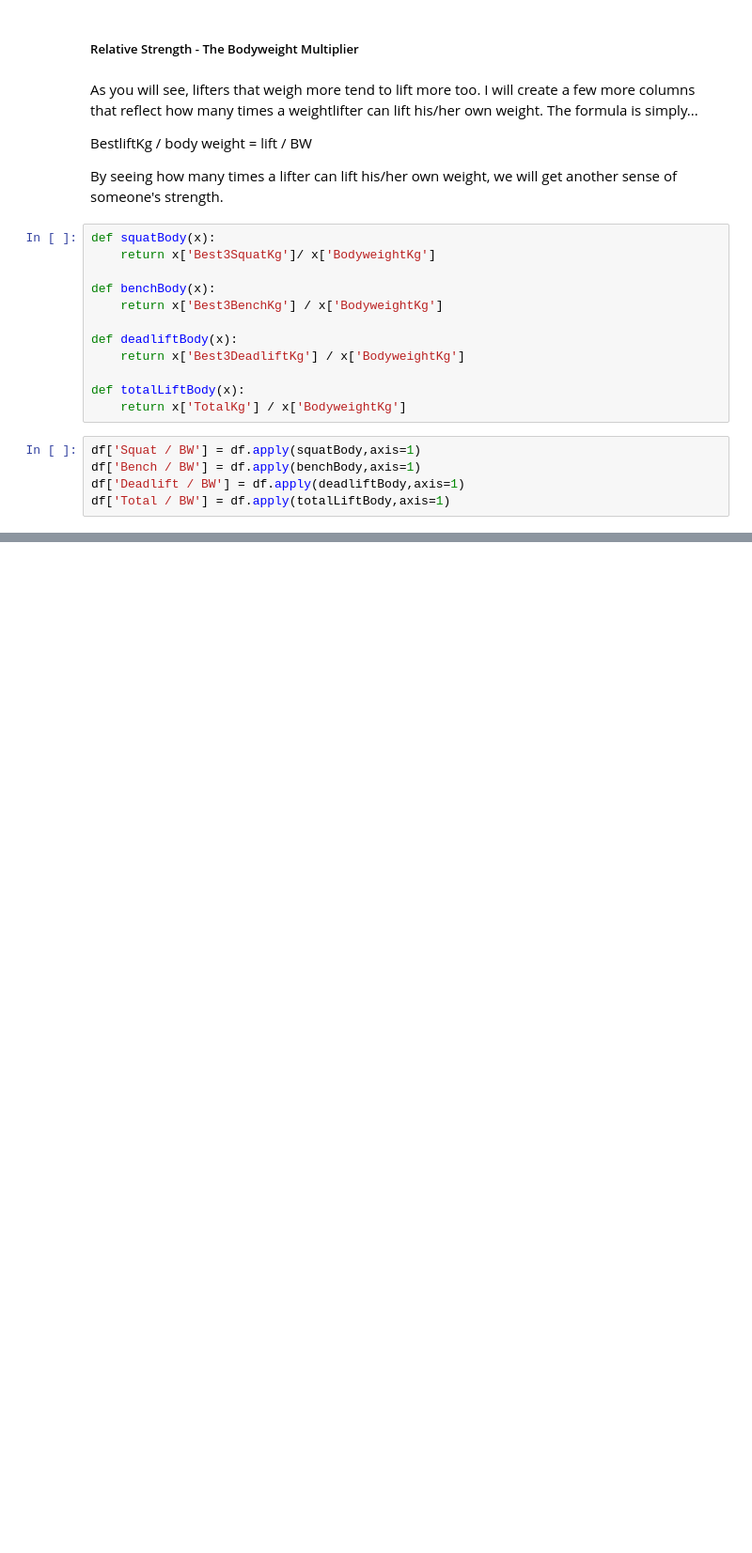
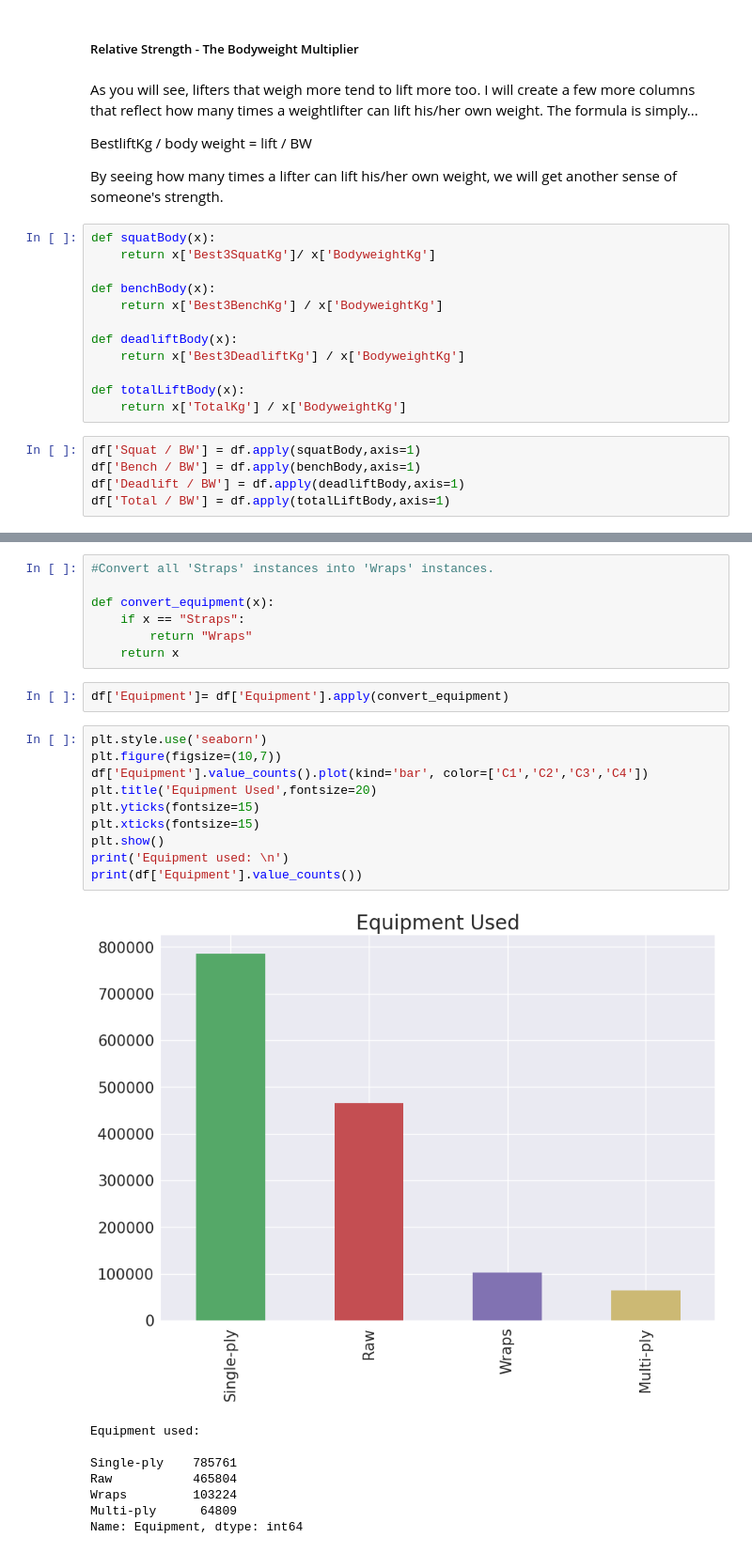
Before and after one commit to joshoandres13/pandas_practice, a Jupyter notebook: pandas_practice.ipynb, the cells around one changed output, grey strips where cells are left out. Shown at 94% size. Drawn from its saved outputs; the diff is of its cells as text; blank space fills up the shorter version.

```diff
--- a/pandas_practice.ipynb
+++ b/pandas_practice.ipynb
@@ -312,0 +469,28 @@ df['Total / BW'] = df.apply(totalLiftBody,axis=1)
+# %%
+#Convert all 'Straps' instances into 'Wraps' instances.
+
+def convert_equipment(x):
+    if x == "Straps":
+        return "Wraps"
+    return x
+# %%
+df['Equipment']= df['Equipment'].apply(convert_equipment)
+# %%
+plt.style.use('seaborn')
+plt.figure(figsize=(10,7))
+df['Equipment'].value_counts().plot(kind='bar', color=['C1','C2','C3','C4'])
+plt.title('Equipment Used',fontsize=20)
+plt.yticks(fontsize=15)
+plt.xticks(fontsize=15)
+plt.show()
+print('Equipment used: \n')
+print(df['Equipment'].value_counts())
+# %% [output]
+[figure, added]
+Equipment used:
+
+Single-ply    785761
+Raw           465804
+Wraps         103224
+Multi-ply      64809
+Name: Equipment, dtype: int64
```
Also changed, not shown: parts of 31 cells of this notebook.
